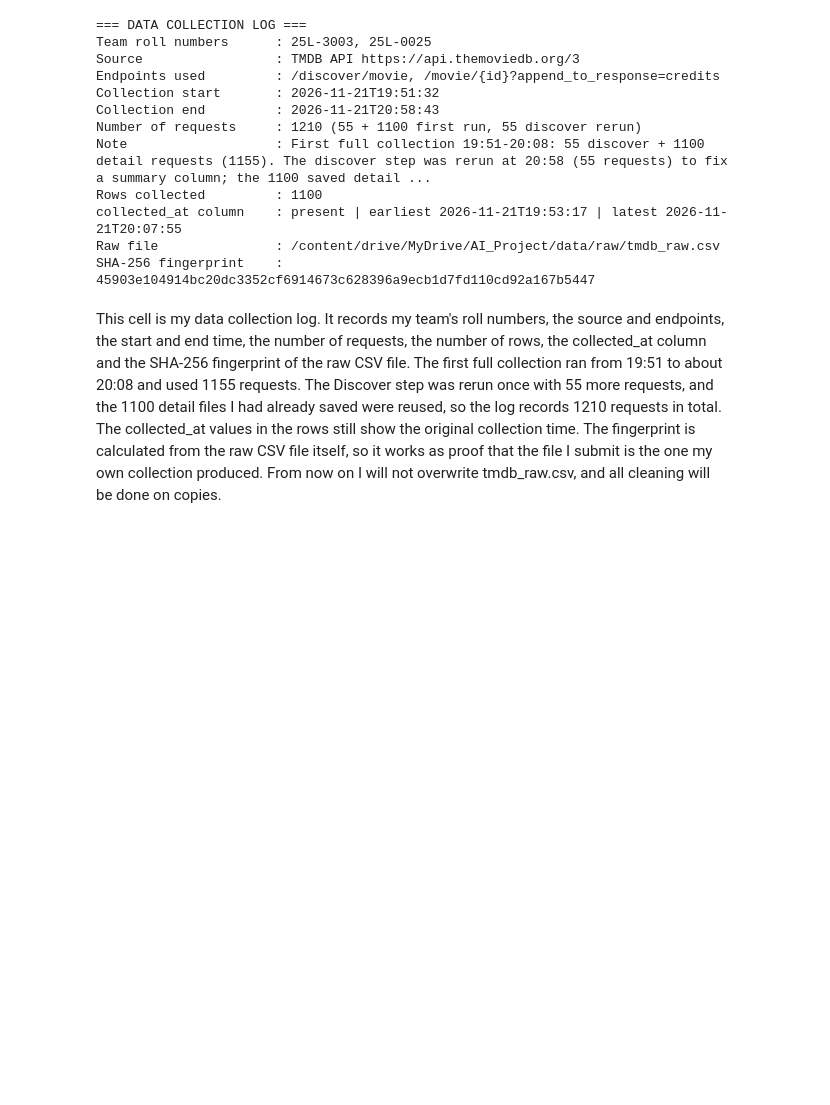
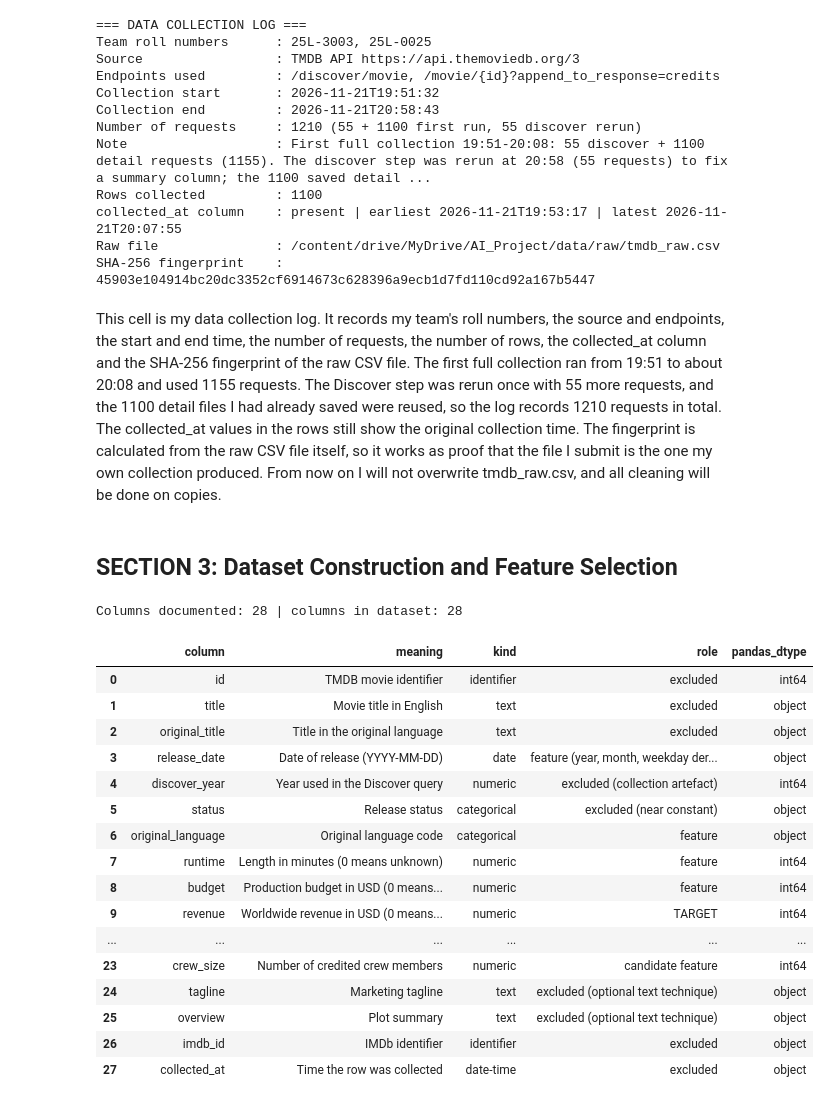
Before and after one commit to eishaiqbal767-cmyk/AI-TMBD-MOVIES-PROJECT, a Jupyter notebook: Notebooks/TMBD_Project.ipynb, the cells around one changed output. Drawn from its saved outputs; the diff is of its cells as text; code cells hidden in the pictures; blank space fills up the shorter version.

Commit message:
SECTION 3: Dataset Construction and Feature Selection

```diff
--- a/Notebooks/TMBD_Project.ipynb
+++ b/Notebooks/TMBD_Project.ipynb
@@ -391,3 +398,59 @@ Raw file               : /content/drive/MyDrive/AI_Project/data/raw/tmdb_raw.csv
 SHA-256 fingerprint    : 45903e104914bc20dc3352cf6914673c628396a9ecb1d7fd110cd92a167b5447
 # %% [markdown]
 This cell is my data collection log. It records my team's roll numbers, the source and endpoints, the start and end time, the number of requests, the number of rows, the collected_at column and the SHA-256 fingerprint of the raw CSV file. The first full collection ran from 19:51 to about 20:08 and used 1155 requests. The Discover step was rerun once with 55 more requests, and the 1100 detail files I had already saved were reused, so the log records 1210 requests in total. The collected_at values in the rows still show the original collection time. The fingerprint is calculated from the raw CSV file itself, so it works as proof that the file I submit is the one my own collection produced. From now on I will not overwrite tmdb_raw.csv, and all cleaning will be done on copies.
+# %% [markdown]
+## SECTION **3**: Dataset Construction and Feature Selection
+# %%
+dictionary = pd.DataFrame([
+    ('id', 'TMDB movie identifier', 'identifier', 'excluded'),
+    ('title', 'Movie title in English', 'text', 'excluded'),
+    ('original_title', 'Title in the original language', 'text', 'excluded'),
+    ('release_date', 'Date of release (YYYY-MM-DD)', 'date', 'feature (year, month, weekday derived)'),
+    ('discover_year', 'Year used in the Discover query', 'numeric', 'excluded (collection artefact)'),
+    ('status', 'Release status', 'categorical', 'excluded (near constant)'),
+    ('original_language', 'Original language code', 'categorical', 'feature'),
+    ('runtime', 'Length in minutes (0 means unknown)', 'numeric', 'feature'),
+    ('budget', 'Production budget in USD (0 means unknown)', 'numeric', 'feature'),
+    ('revenue', 'Worldwide revenue in USD (0 means unknown)', 'numeric', 'TARGET'),
+    ('popularity', 'TMDB popularity score at collection time', 'numeric', 'excluded from model (post-release)'),
+    ('vote_average', 'Mean audience rating (0 to 10)', 'numeric', 'excluded from model (post-release)'),
+    ('vote_count', 'Number of audience votes', 'numeric', 'excluded from model (post-release)'),
+    ('adult', 'Adult content flag', 'boolean', 'excluded (near constant)'),
+    ('video', 'Video release flag', 'boolean', 'excluded (near constant)'),
+    ('genres', 'Genres, separated by |', 'multi-valued categorical', 'feature (multi-hot)'),
+    ('production_companies', 'Companies, separated by |', 'multi-valued categorical', 'feature (count derived)'),
+    ('production_countries', 'Countries, separated by |', 'multi-valued categorical', 'feature (count derived)'),
+    ('spoken_languages', 'Languages, separated by |', 'multi-valued categorical', 'feature (count derived)'),
+    ('collection_name', 'Franchise or collection name', 'categorical', 'feature (is_part_of_collection derived)'),
+    ('director', 'First credited director', 'categorical', 'candidate feature (high cardinality)'),
+    ('top_cast', 'Three top billed actors, separated by |', 'multi-valued categorical', 'candidate feature'),
+    ('cast_size', 'Number of credited cast members', 'numeric', 'candidate feature'),
+    ('crew_size', 'Number of credited crew members', 'numeric', 'candidate feature'),
+    ('tagline', 'Marketing tagline', 'text', 'excluded (optional text technique)'),
+    ('overview', 'Plot summary', 'text', 'excluded (optional text technique)'),
+    ('imdb_id', 'IMDb identifier', 'identifier', 'excluded'),
+    ('collected_at', 'Time the row was collected', 'date-time', 'excluded'),
+], columns=['column', 'meaning', 'kind', 'role'])
+
+dictionary['pandas_dtype'] = dictionary['column'].map(raw_df.dtypes.astype(str))
+print('Columns documented:', len(dictionary), '| columns in dataset:', raw_df.shape[1])
+dictionary
+# %% [output]
+Columns documented: 28 | columns in dataset: 28
+|  | column | meaning | kind | role | pandas_dtype |
+| 0 | id | TMDB movie identifier | identifier | excluded | int64 |
+| 1 | title | Movie title in English | text | excluded | object |
+| 2 | original_title | Title in the original language | text | excluded | object |
+| 3 | release_date | Date of release (YYYY-MM-DD) | date | feature (year, month, weekday der... | object |
+| 4 | discover_year | Year used in the Discover query | numeric | excluded (collection artefact) | int64 |
+| 5 | status | Release status | categorical | excluded (near constant) | object |
+| 6 | original_language | Original language code | categorical | feature | object |
+| 7 | runtime | Length in minutes (0 means unknown) | numeric | feature | int64 |
+| 8 | budget | Production budget in USD (0 means... | numeric | feature | int64 |
+| 9 | revenue | Worldwide revenue in USD (0 means... | numeric | TARGET | int64 |
+| ... | ... | ... | ... | ... | ... |
+| 23 | crew_size | Number of credited crew members | numeric | candidate feature | int64 |
+| 24 | tagline | Marketing tagline | text | excluded (optional text technique) | object |
+| 25 | overview | Plot summary | text | excluded (optional text technique) | object |
+| 26 | imdb_id | IMDb identifier | identifier | excluded | object |
+| 27 | collected_at | Time the row was collected | date-time | excluded | object |
```
Also changed, not shown: parts of 2 cells of this notebook.
